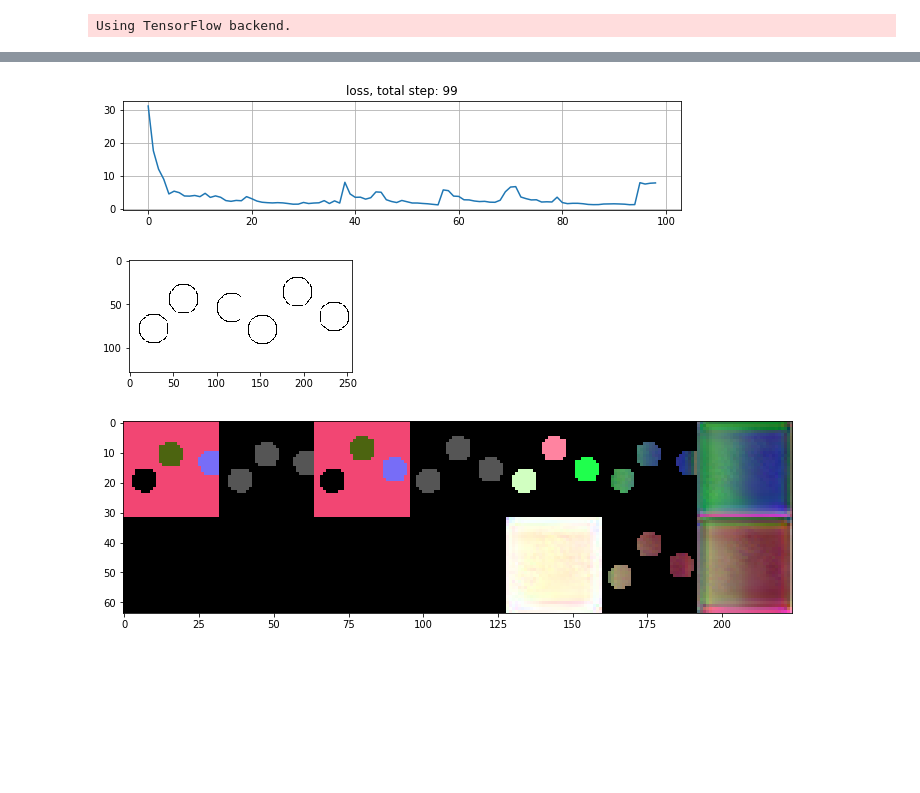
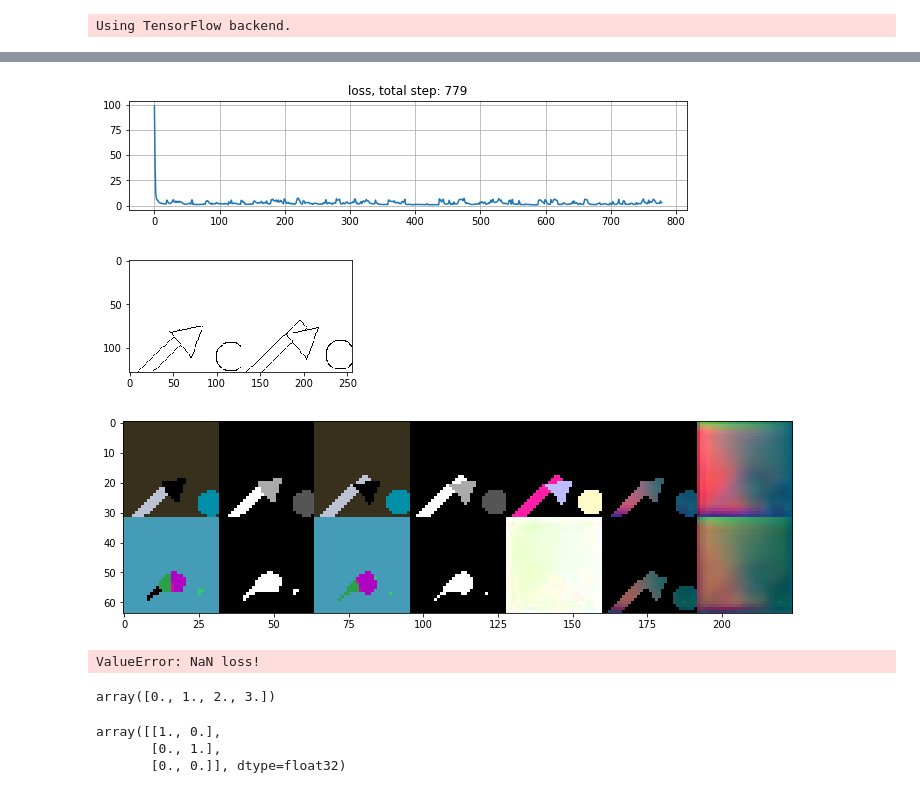
Before and after one commit to yanfengliu/embedding_tracking, a Jupyter notebook: keras-main.ipynb, the cells around one changed output, grey strips where cells are left out. Saved outputs shown, nothing was run; the diff lists cells and outputs as text; code cells hidden in the pictures; blank space fills up the shorter version.

```diff
--- a/keras-main.ipynb
+++ b/keras-main.ipynb
@@ -20,7 +20,7 @@ params = Params()
 params.EMBEDDING_DIM            = 12
 params.BATCH_SIZE               = 1
 params.NUM_SHAPE                = 3
-params.NUM_CLASSES              = params.NUM_SHAPE + 1
+params.NUM_CLASSES              = 4
 params.NUM_FILTER               = [256, 256, 128]
 params.ETH_MEAN_SHIFT_THRESHOLD = 1.5
 params.DELTA_VAR                = 0.5
@@ -55,27 +46,35 @@ WARNING:tensorflow:From C:\Users\yliu60\Documents\GitHub\embedding_tracking\embe
 # %%
 EPOCHS = 100
 nan = float('nan')
 step = 0
 loss_history = []
+
+xy_cache = None
 
 for epoch in range(EPOCHS):
     for _ in range(100):
         sequence = dg.get_sequence()
         for i in range(params.SEQUENCE_LEN - 1):
             step += 1
             image_info = sequence[i]
             prev_image_info = sequence[i+1]
             x, y = prep_double_frame(image_info, prev_image_info, params)
             history = model.fit(x, y, batch_size = 1, verbose = False)
-            loss_history.append(history.history['loss'][-1])
+            latest_loss = history.history['loss'][-1]
+            if np.isnan(latest_loss):
+                raise ValueError('NaN loss!')
+            else:
+                xy_cache = [x, y]
+            loss_history.append(latest_loss)
             if step % 20 == 19:
                 clear_output()
                 visualize_history(loss_history, f'loss, total step: {step}')
                 sequence = dg.get_sequence()
                 pair = sequence[0:2]
                 eval_pair(model, pair, params)
     model.save('sequence.h5')
 # %% [output]
-[figure, old version]
+[figure, new version]
-[figure, old version]
+[figure, new version]
-[figure, old version]
+[figure, new version]
+ValueError: NaN loss!
@@ -81,0 +86,12 @@ for epoch in range(EPOCHS):
+# %%
+np.unique(y[:, :, 2])
+# %% [output]
+array([0., 1., 2., 3.])
+# %%
+a = K.constant([0, 1, 2], dtype = tf.int32)
+b = tf.one_hot(a, 3)
+K.eval(b)
+# %% [output]
+array([[1., 0.],
+       [0., 1.],
+       [0., 0.]], dtype=float32)
```
Also changed, not shown: parts of 6 cells of this notebook, 1 other file.
